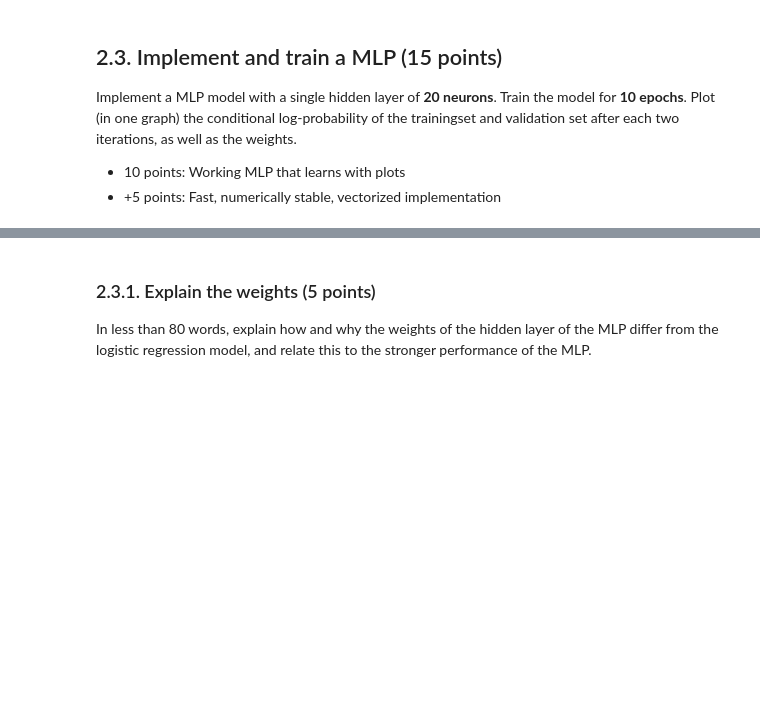
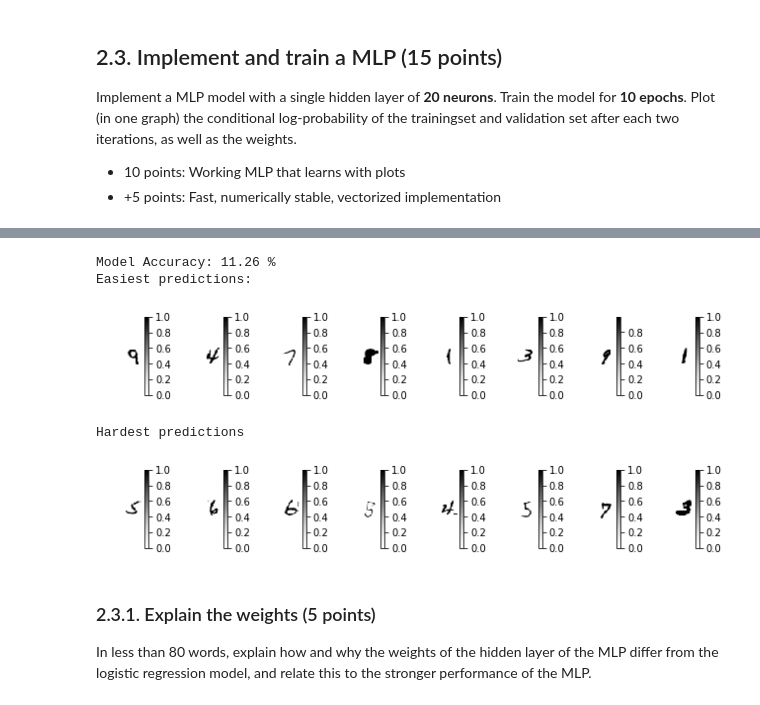
Before and after one commit to I-Pica/ML1, a Jupyter notebook: lab2 Partha.ipynb, the cells around one changed output, grey strips where cells are left out. Saved outputs shown, nothing was run; the diff lists cells and outputs as text; code cells hidden in the pictures; blank space fills up the shorter version.

```diff
--- a/lab2 Partha.ipynb
+++ b/lab2 Partha.ipynb
@@ -623,3 +851,26 @@ raise NotImplementedError()
+# %%
+best = []
+for j in range(len(x_test)):
+        x = x_test[j:j+1, :]
+        t = t_test[j:j+1]
+        prob = mlp_prediction(x, w, b, v, a)
+        target = np.argmax(prob)
+        if target == t:
+            best.append((t, np.exp(prob[target]), j))
+sorted_best = sorted(best, key=lambda x: x[1])
+best_sel = [idx for (t, prob, idx) in sorted_best[-8:]]
+worst_sel = [idx for (t, prob, idx) in sorted_best[:8]]
+print('Model Accuracy: %0.2f %%' % (len(best)/10000 * 100))
+print('Easiest predictions:')
+plot_digits(x_valid[best_sel], num_cols=8)
+print('Hardest predictions')
+plot_digits(x_valid[worst_sel], num_cols=8)
+# %% [output]
+Model Accuracy: 11.26 %
+Easiest predictions:
+[figure, added]
+Hardest predictions
+[figure, added]
 # %% [markdown]
 ### 2.3.1. Explain the weights (5 points)
 In less than 80 words, explain how and why the weights of the hidden layer of the MLP differ from the logistic regression model, and relate this to the stronger performance of the MLP.
```
Also changed, not shown: parts of 15 cells of this notebook.
